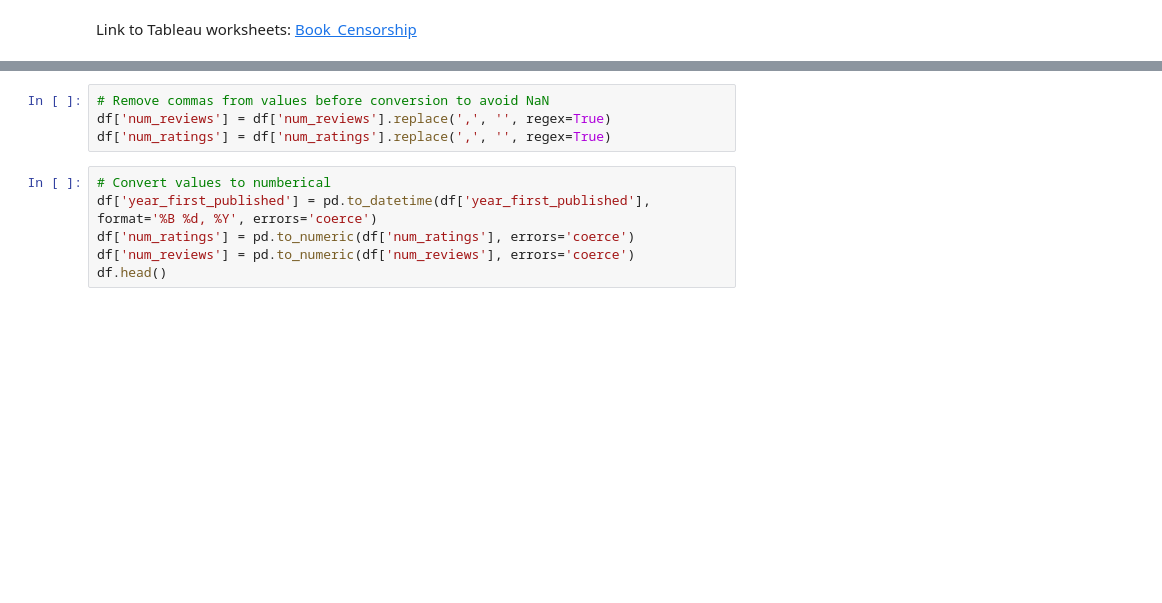
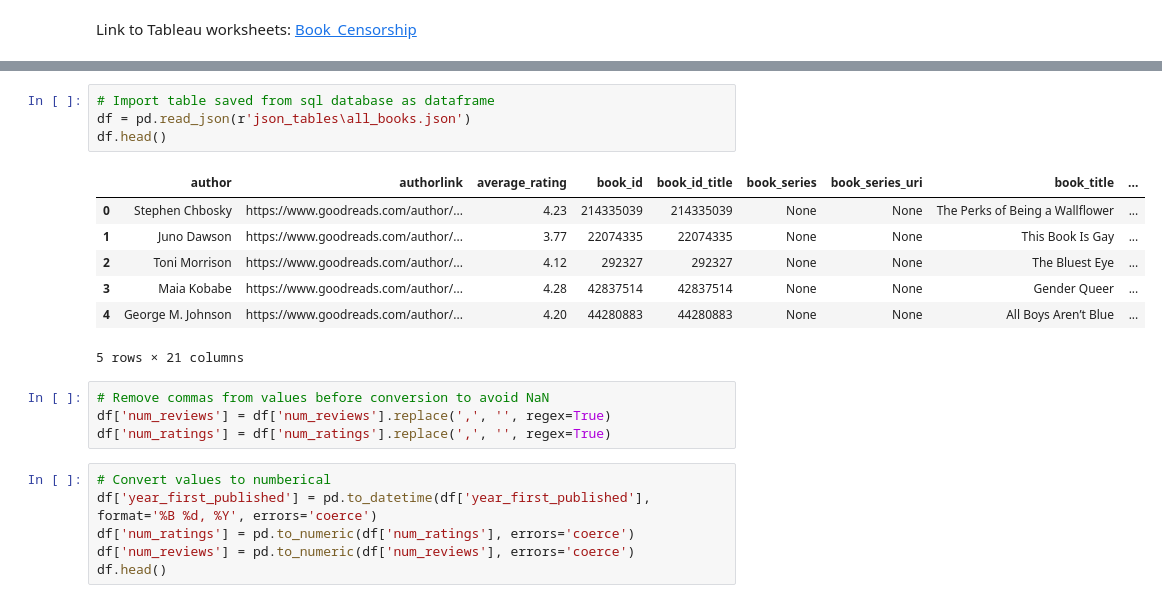
Before and after one commit to grrlofhighart/book_censorship, a Jupyter notebook: Analysis.ipynb, the cells around one changed output, grey strips where cells are left out. Drawn from its saved outputs; the diff is of its cells as text; blank space fills up the shorter version.

```diff
--- a/Analysis.ipynb
+++ b/Analysis.ipynb
@@ -48,3 +186,15 @@ Index(['cover_image_uri', 'book_title', 'book_series', 'book_series_uri',
+# %%
+# Import table saved from sql database as dataframe
+df = pd.read_json(r'json_tables\all_books.json')
+df.head()
+# %% [output]
+|  | author | authorlink | average_rating | book_id | book_id_title | book_series | book_series_uri | book_title | ... |
+| 0 | Stephen Chbosky | https://www.goodreads.com/author/... | 4.23 | 214335039 | 214335039 | None | None | The Perks of Being a Wallflower | ... |
+| 1 | Juno Dawson | https://www.goodreads.com/author/... | 3.77 | 22074335 | 22074335 | None | None | This Book Is Gay | ... |
+| 2 | Toni Morrison | https://www.goodreads.com/author/... | 4.12 | 292327 | 292327 | None | None | The Bluest Eye | ... |
+| 3 | Maia Kobabe | https://www.goodreads.com/author/... | 4.28 | 42837514 | 42837514 | None | None | Gender Queer | ... |
+| 4 | George M. Johnson | https://www.goodreads.com/author/... | 4.20 | 44280883 | 44280883 | None | None | All Boys Aren’t Blue | ... |
+5 rows × 21 columns
 # %%
 # Remove commas from values before conversion to avoid NaN
 df['num_reviews'] = df['num_reviews'].replace(',', '', regex=True)
```
Also changed, not shown: parts of 17 cells of this notebook.
